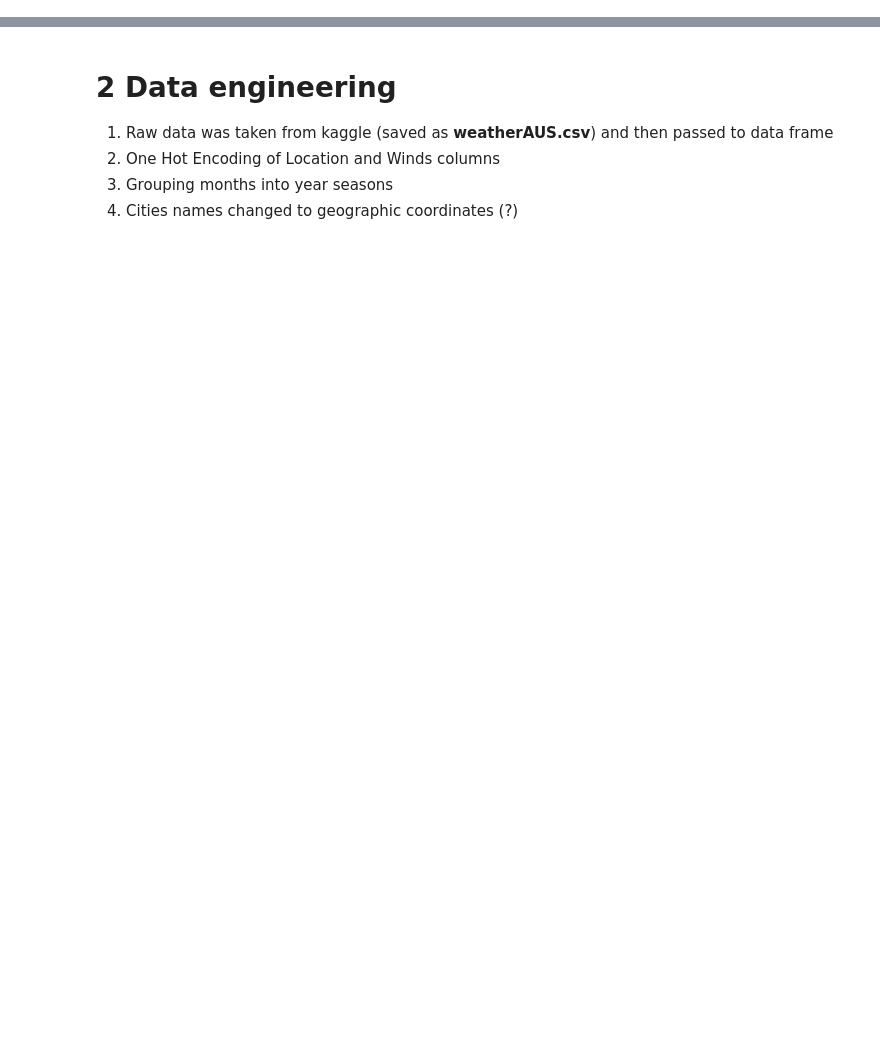
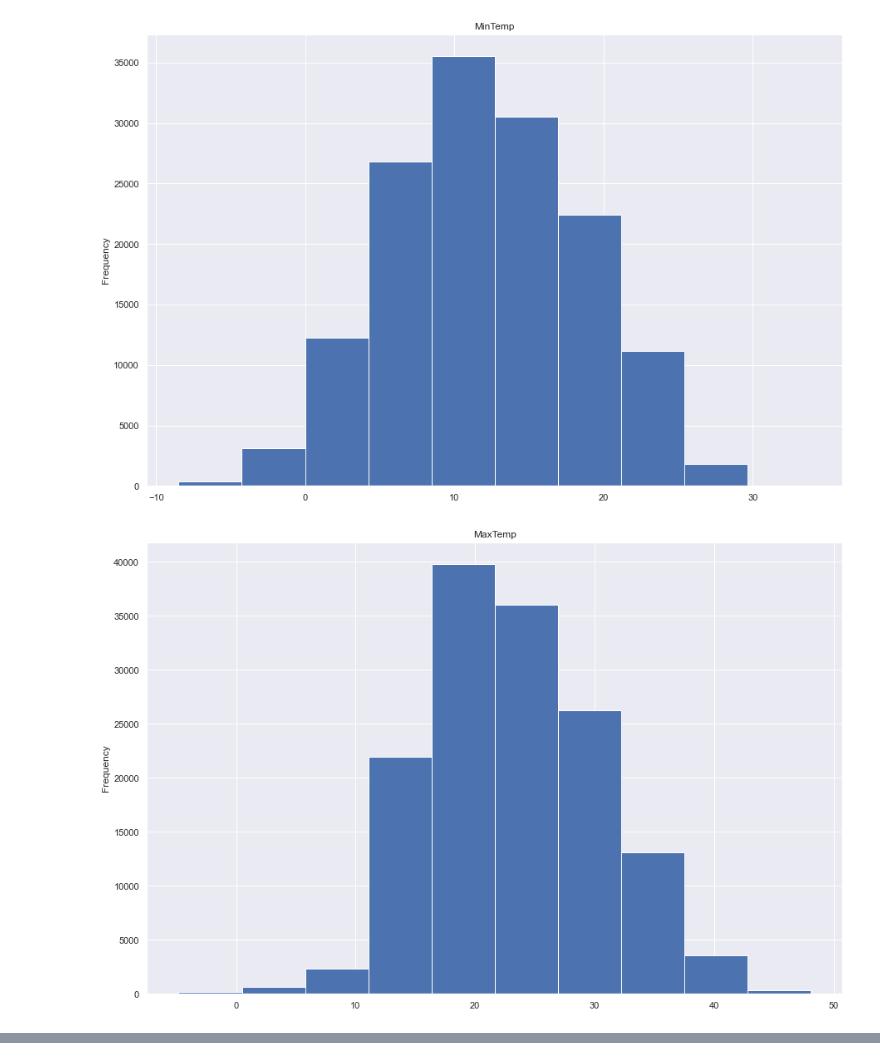
Before and after one commit to hoobys/Australia-weather-prediction, a Jupyter notebook: Prezentacja-WojewodaZernaczukRadziszewski.ipynb, the cells around one changed output, grey strips where cells are left out. Saved outputs shown, nothing was run; the diff lists cells and outputs as text; code cells hidden in the pictures; blank space fills up the shorter version.

```diff
--- a/Prezentacja-WojewodaZernaczukRadziszewski.ipynb
+++ b/Prezentacja-WojewodaZernaczukRadziszewski.ipynb
@@ -85,8 +87,8 @@ plt.show()
 # %%
-for col in features:
-    try:
-        raw_data[col].plot.hist(bins=10)
-        plt.title(col)
-    except TypeError:
-        plt.barh(raw_data[col].value_counts().index, raw_data[col].value_counts().values)
+for col in ['MinTemp', 'MaxTemp', 'Humidity3pm', 'Pressure3pm', 'WindGustSpeed']:
+    raw_data[col].plot.hist(bins=10)
+    plt.title(col)
     plt.show()
+# %% [output]
+[figure, added]
+[figure, added]
@@ -93,6 +97,0 @@ for col in features:
-# %% [markdown]
-# 2 Data engineering
-1. Raw data was taken from kaggle (saved as __weatherAUS.csv__) and then passed to data frame
-2. One Hot Encoding of Location and Winds columns
-3. Grouping months into year seasons
-4. Cities names changed to geographic coordinates (?)
```
Also changed, not shown: parts of 28 cells of this notebook, 14 other files.
